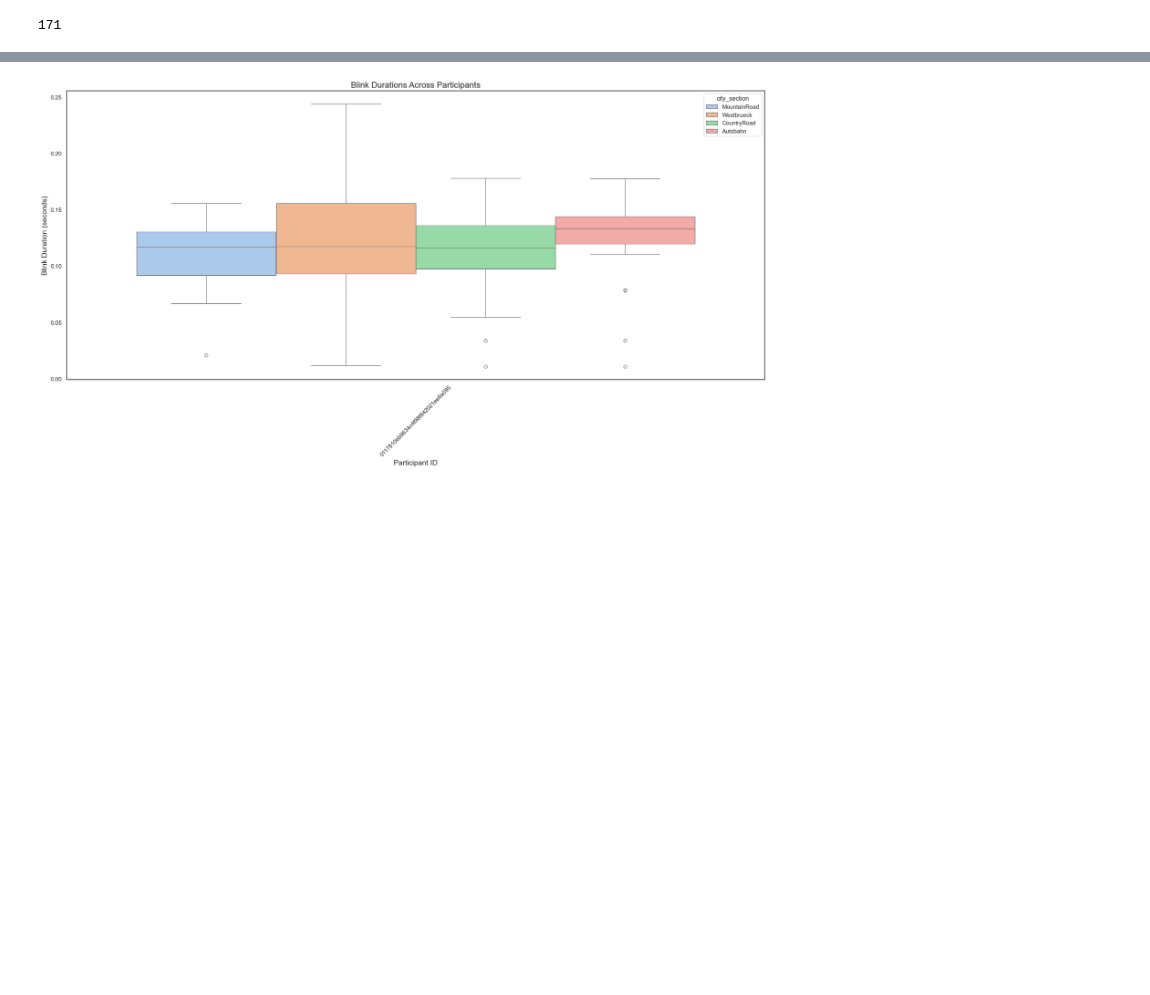
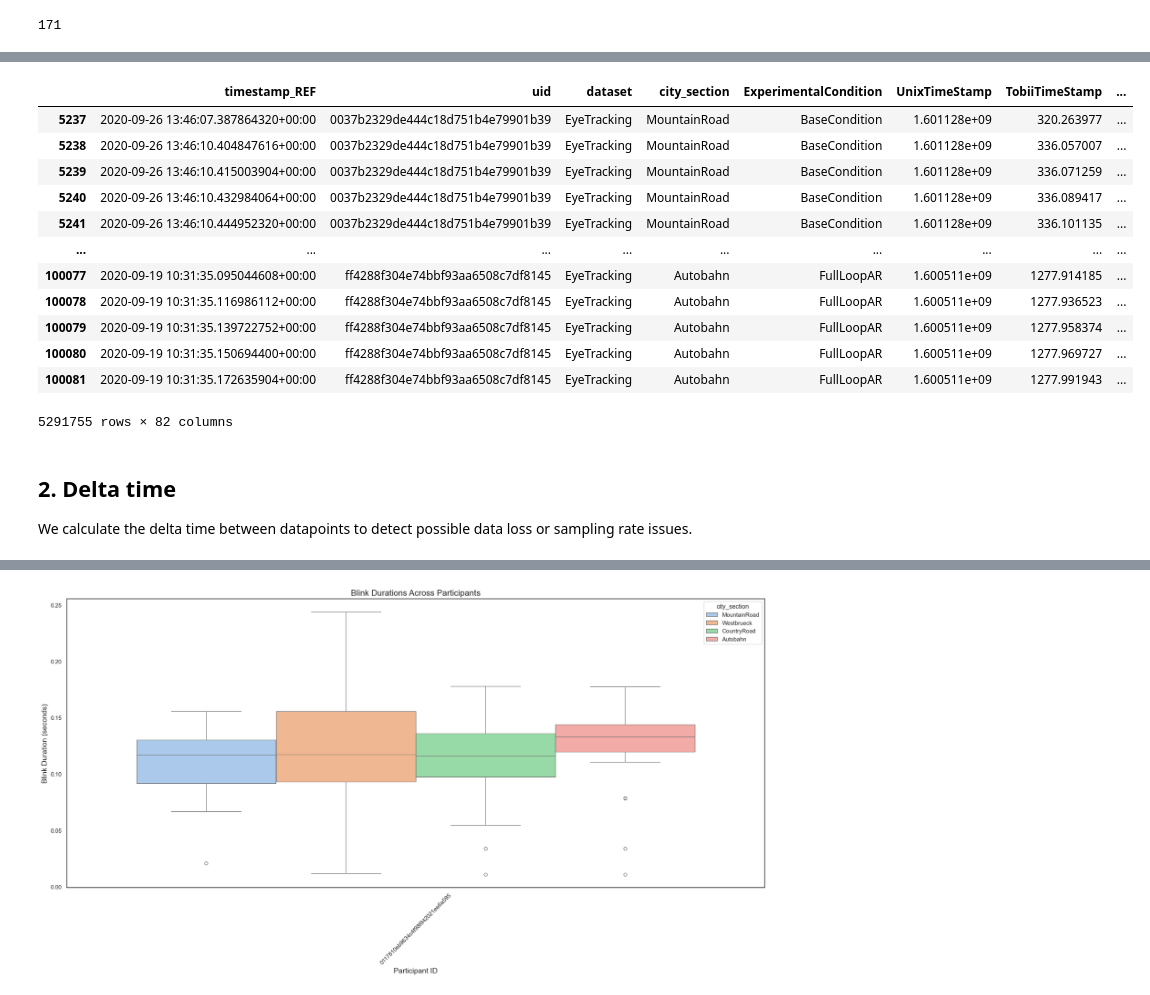
Before and after one commit to JohnMadrid/fpca-takeOverRequests, a Jupyter notebook: preprocessing.ipynb, the cells around one changed output, grey strips where cells are left out. Saved outputs shown, nothing was run; the diff lists cells and outputs as text; code cells hidden in the pictures; blank space fills up the shorter version.

```diff
--- a/preprocessing.ipynb
+++ b/preprocessing.ipynb
@@ -87,0 +112,23 @@ df = ddf[(ddf['uid'] == unique_uids[0]) & (ddf['city_section'] != 'TrainingScene
+# %%
+# Filter out groups with less than 11 unique events
+valid_uids = complete_events[complete_events >= 10].index.to_list()
+# Filter the original DataFrame based on valid uids
+filtered_df = df[df['uid'].isin(valid_uids)]
+filtered_df
+# %% [output]
+|  | timestamp_REF | uid | dataset | city_section | ExperimentalCondition | UnixTimeStamp | TobiiTimeStamp | ... |
+| 5237 | 2020-09-26 13:46:07.387864320+00:00 | 0037b2329de444c18d751b4e79901b39 | EyeTracking | MountainRoad | BaseCondition | 1.601128e+09 | 320.263977 | ... |
+| 5238 | 2020-09-26 13:46:10.404847616+00:00 | 0037b2329de444c18d751b4e79901b39 | EyeTracking | MountainRoad | BaseCondition | 1.601128e+09 | 336.057007 | ... |
+| 5239 | 2020-09-26 13:46:10.415003904+00:00 | 0037b2329de444c18d751b4e79901b39 | EyeTracking | MountainRoad | BaseCondition | 1.601128e+09 | 336.071259 | ... |
+| 5240 | 2020-09-26 13:46:10.432984064+00:00 | 0037b2329de444c18d751b4e79901b39 | EyeTracking | MountainRoad | BaseCondition | 1.601128e+09 | 336.089417 | ... |
+| 5241 | 2020-09-26 13:46:10.444952320+00:00 | 0037b2329de444c18d751b4e79901b39 | EyeTracking | MountainRoad | BaseCondition | 1.601128e+09 | 336.101135 | ... |
+| ... | ... | ... | ... | ... | ... | ... | ... | ... |
+| 100077 | 2020-09-19 10:31:35.095044608+00:00 | ff4288f304e74bbf93aa6508c7df8145 | EyeTracking | Autobahn | FullLoopAR | 1.600511e+09 | 1277.914185 | ... |
+| 100078 | 2020-09-19 10:31:35.116986112+00:00 | ff4288f304e74bbf93aa6508c7df8145 | EyeTracking | Autobahn | FullLoopAR | 1.600511e+09 | 1277.936523 | ... |
+| 100079 | 2020-09-19 10:31:35.139722752+00:00 | ff4288f304e74bbf93aa6508c7df8145 | EyeTracking | Autobahn | FullLoopAR | 1.600511e+09 | 1277.958374 | ... |
+| 100080 | 2020-09-19 10:31:35.150694400+00:00 | ff4288f304e74bbf93aa6508c7df8145 | EyeTracking | Autobahn | FullLoopAR | 1.600511e+09 | 1277.969727 | ... |
+| 100081 | 2020-09-19 10:31:35.172635904+00:00 | ff4288f304e74bbf93aa6508c7df8145 | EyeTracking | Autobahn | FullLoopAR | 1.600511e+09 | 1277.991943 | ... |
+5291755 rows × 82 columns
+# %% [markdown]
+## 2. Delta time
+We calculate the delta time between datapoints to detect possible data loss or sampling rate issues.
```
Also changed, not shown: parts of 16 cells of this notebook, 2 other files.
